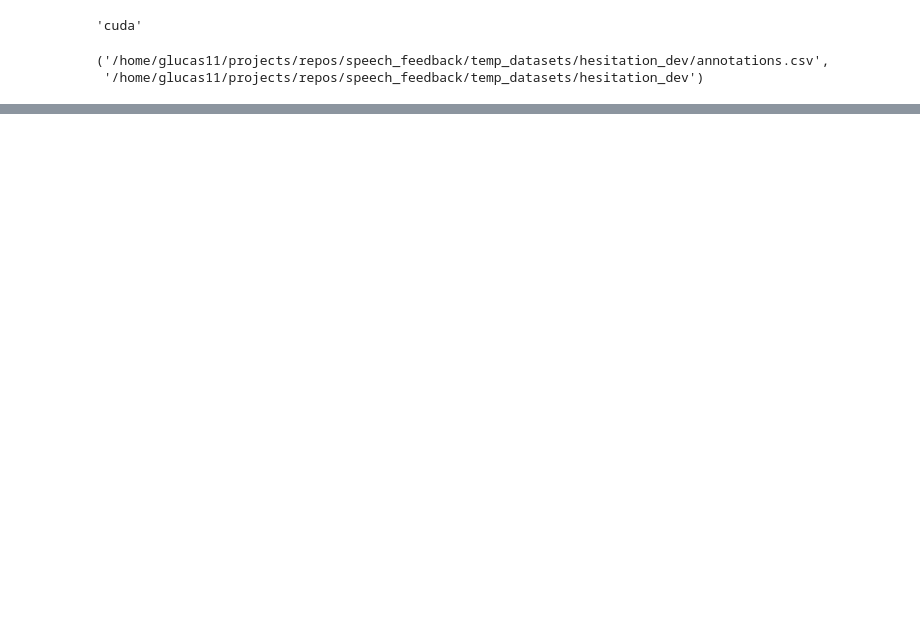
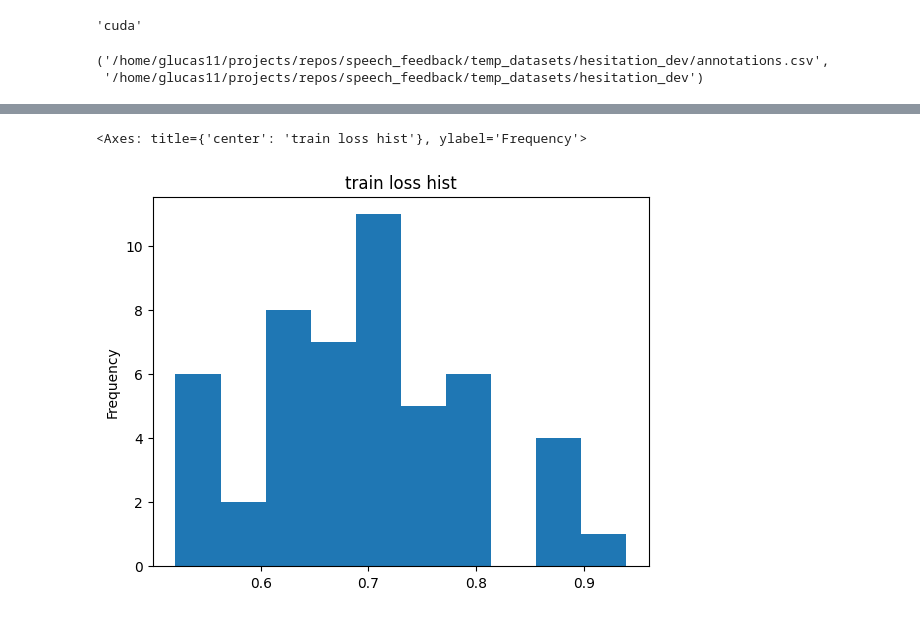
Before and after one commit to glucard/speech_feedback, a Jupyter notebook: hesitation_classifier.ipynb, the cells around one changed output, grey strips where cells are left out. Drawn from its saved outputs; the diff is of its cells as text; code cells hidden in the pictures; blank space fills up the shorter version.

```diff
--- a/hesitation_classifier.ipynb
+++ b/hesitation_classifier.ipynb
@@ -295,3 +297,8 @@ df_results['val_accuracy'].plot(kind='hist', title='accuracy hist')
+# %%
+df_results[df_results['train_mean_loss'] < 1]['train_mean_loss'].plot(kind='hist', title='train loss hist')
+# %% [output]
+<Axes: title={'center': 'train loss hist'}, ylabel='Frequency'>
+[figure, added]
 # %%
 best_result = results.get_best_result("val_f1_score", mode="max")
 best_config = best_result.metrics['config']
```
Also changed, not shown: parts of 11 cells of this notebook, 2 other files.
